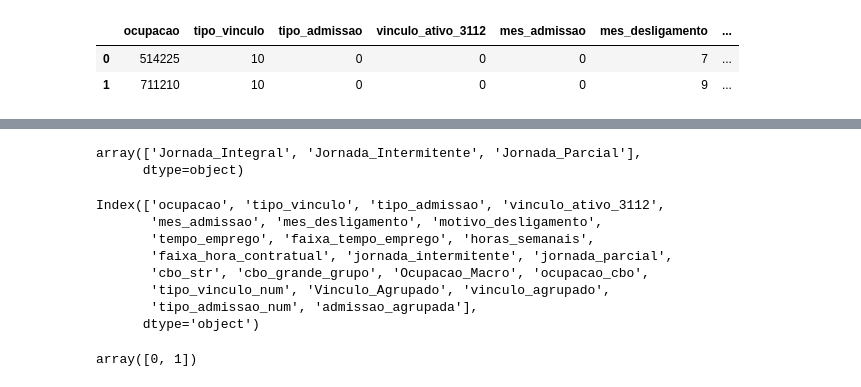
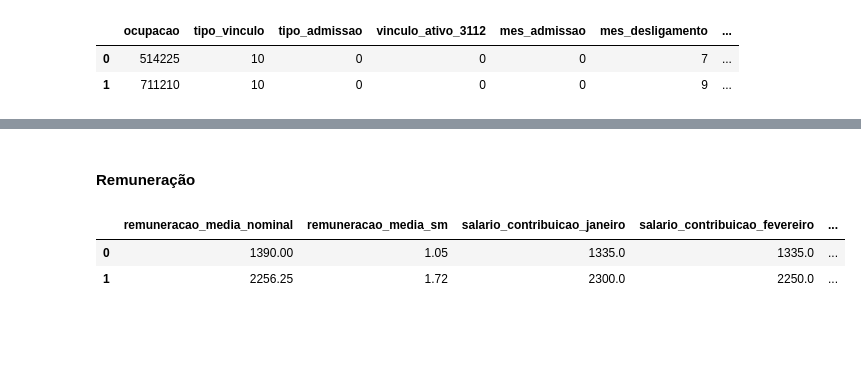
Before and after one commit to nhilariosilva/rais_analysis, a Jupyter notebook: Rais - Limpeza dados.ipynb, the cells around one changed output, grey strips where cells are left out. Cells and saved outputs as stored; diff of their text form; code cells hidden in the pictures; blank space fills up the shorter version.

```diff
--- a/Rais - Limpeza dados.ipynb
+++ b/Rais - Limpeza dados.ipynb
@@ -435,20 +495,0 @@ Name: regime_jornada, Length: 2339300, dtype: object
-# %%
-df_centrooeste_vinculo["regime_jornada"].unique()
-# %% [output]
-array(['Jornada_Integral', 'Jornada_Intermitente', 'Jornada_Parcial'],
-      dtype=object)
-# %%
-df_centrooeste_vinculo.columns
-# %% [output]
-Index(['ocupacao', 'tipo_vinculo', 'tipo_admissao', 'vinculo_ativo_3112',
-       'mes_admissao', 'mes_desligamento', 'motivo_desligamento',
-       'tempo_emprego', 'faixa_tempo_emprego', 'horas_semanais',
-       'faixa_hora_contratual', 'jornada_intermitente', 'jornada_parcial',
-       'cbo_str', 'cbo_grande_grupo', 'Ocupacao_Macro', 'ocupacao_cbo',
-       'tipo_vinculo_num', 'Vinculo_Agrupado', 'vinculo_agrupado',
-       'tipo_admissao_num', 'admissao_agrupada'],
-      dtype='object')
-# %%
-df_centrooeste_vinculo["jornada_parcial"].unique()
-# %% [output]
-array([0, 1])
@@ -478,0 +496,8 @@ df_centrooeste_remuneracao
+# %% [markdown]
+#### Remuneração
+# %%
+df_centrooeste_remuneracao.head(2)
+# %% [output]
+|  | remuneracao_media_nominal | remuneracao_media_sm | salario_contribuicao_janeiro | salario_contribuicao_fevereiro | ... |
+| 0 | 1390.00 | 1.05 | 1335.0 | 1335.0 | ... |
+| 1 | 2256.25 | 1.72 | 2300.0 | 2250.0 | ... |
```
Also changed, not shown: parts of 24 cells of this notebook, 1 other file.
